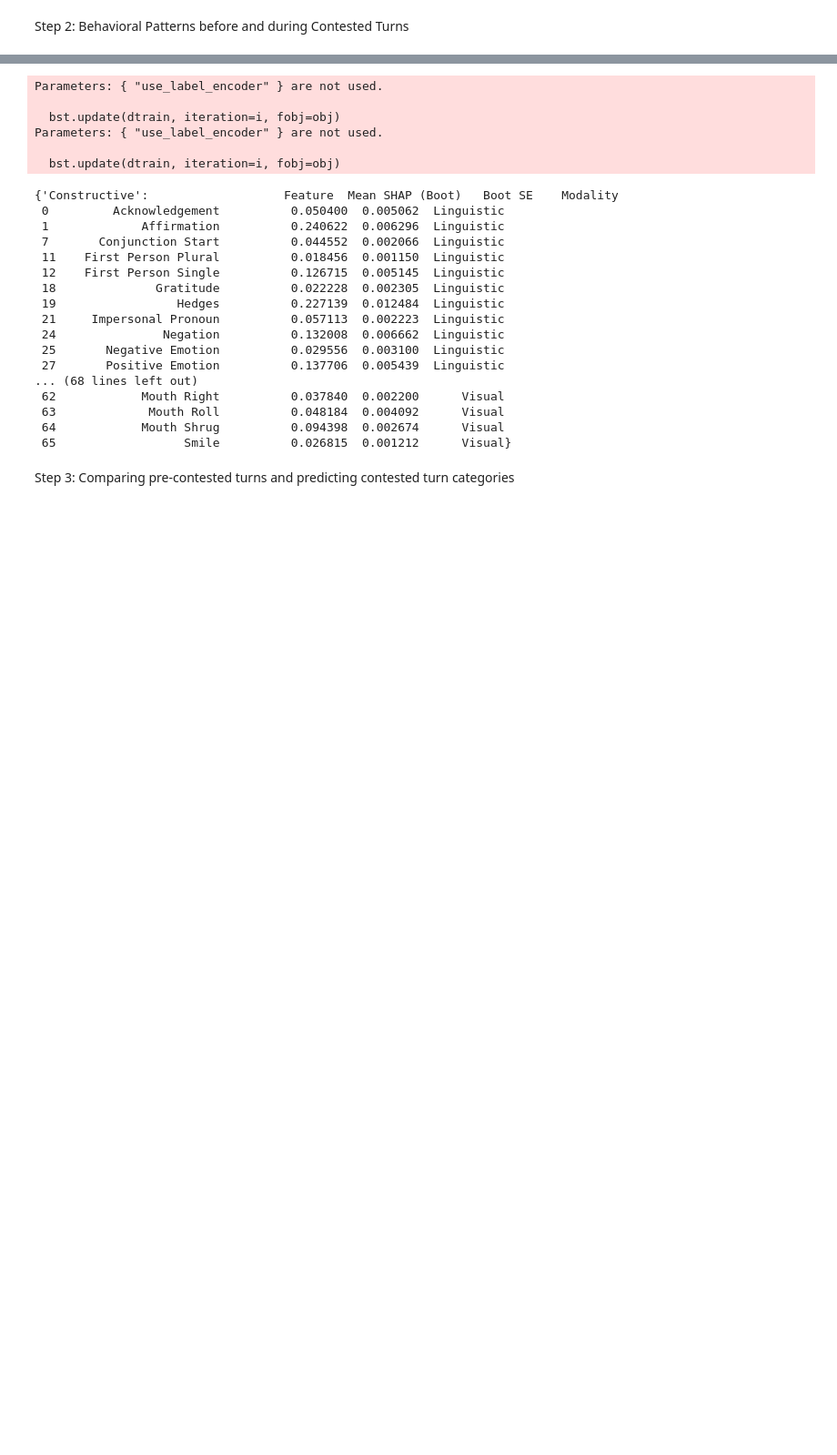
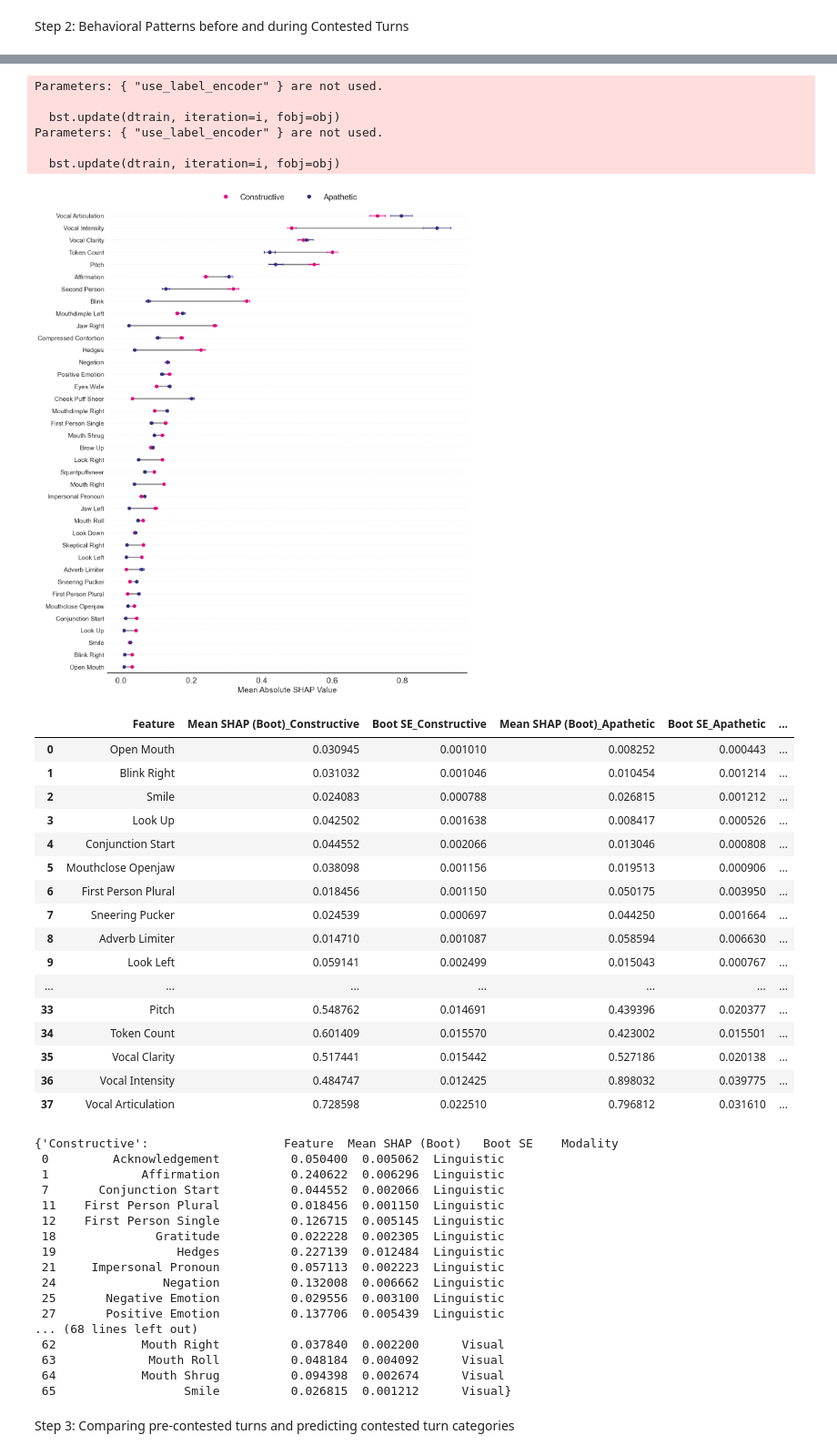
Before and after one commit to bbevis/Con2vec, a Jupyter notebook: Python/turnLevel_results.ipynb, the cells around one changed output, grey strips where cells are left out. Shown at 91% size. Cells and saved outputs as stored; diff of their text form; code cells hidden in the pictures; blank space fills up the shorter version.

```diff
--- a/Python/turnLevel_results.ipynb
+++ b/Python/turnLevel_results.ipynb
@@ -449,14 +451,32 @@ Parameters: { "use_label_encoder" } are not used.
 # %%
 segments = ['Constructive', 'Apathetic']
 shap_dfs_by_category = generate_categorywise_bootstrapped_shap(df, segments, n_boot=1000)
-# plot_dumbbell_comparison(shap_dfs_by_category, "Constructive", "Apathetic")
+plot_dumbbell_comparison(shap_dfs_by_category, "Constructive", "Apathetic")
 # %% [output]
 Parameters: { "use_label_encoder" } are not used.
 
   bst.update(dtrain, iteration=i, fobj=obj)
 Parameters: { "use_label_encoder" } are not used.
 
   bst.update(dtrain, iteration=i, fobj=obj)
+[figure, added]
+|  | Feature | Mean SHAP (Boot)_Constructive | Boot SE_Constructive | Mean SHAP (Boot)_Apathetic | Boot SE_Apathetic | ... |
+| 0 | Open Mouth | 0.030945 | 0.001010 | 0.008252 | 0.000443 | ... |
+| 1 | Blink Right | 0.031032 | 0.001046 | 0.010454 | 0.001214 | ... |
+| 2 | Smile | 0.024083 | 0.000788 | 0.026815 | 0.001212 | ... |
+| 3 | Look Up | 0.042502 | 0.001638 | 0.008417 | 0.000526 | ... |
+| 4 | Conjunction Start | 0.044552 | 0.002066 | 0.013046 | 0.000808 | ... |
+| 5 | Mouthclose Openjaw | 0.038098 | 0.001156 | 0.019513 | 0.000906 | ... |
+| 6 | First Person Plural | 0.018456 | 0.001150 | 0.050175 | 0.003950 | ... |
+| 7 | Sneering Pucker | 0.024539 | 0.000697 | 0.044250 | 0.001664 | ... |
+| 8 | Adverb Limiter | 0.014710 | 0.001087 | 0.058594 | 0.006630 | ... |
+| 9 | Look Left | 0.059141 | 0.002499 | 0.015043 | 0.000767 | ... |
+| ... | ... | ... | ... | ... | ... | ... |
+| 33 | Pitch | 0.548762 | 0.014691 | 0.439396 | 0.020377 | ... |
+| 34 | Token Count | 0.601409 | 0.015570 | 0.423002 | 0.015501 | ... |
+| 35 | Vocal Clarity | 0.517441 | 0.015442 | 0.527186 | 0.020138 | ... |
+| 36 | Vocal Intensity | 0.484747 | 0.012425 | 0.898032 | 0.039775 | ... |
+| 37 | Vocal Articulation | 0.728598 | 0.022510 | 0.796812 | 0.031610 | ... |
 # %%
 shap_dfs_by_category
 # %% [output]
```
Also changed, not shown: parts of 6 cells of this notebook.
